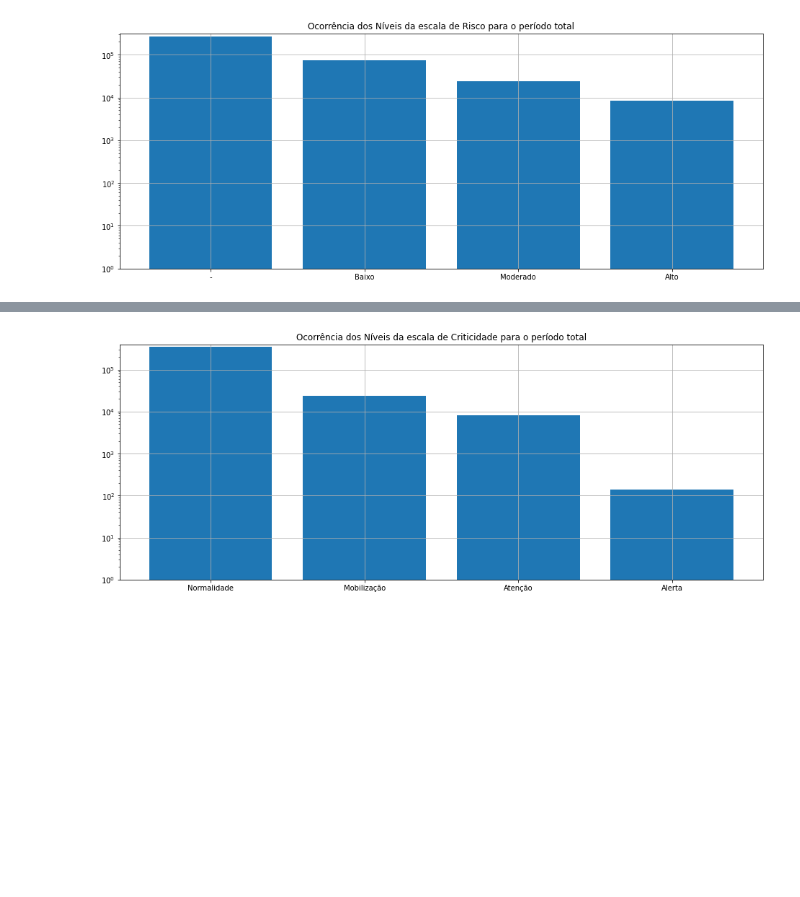
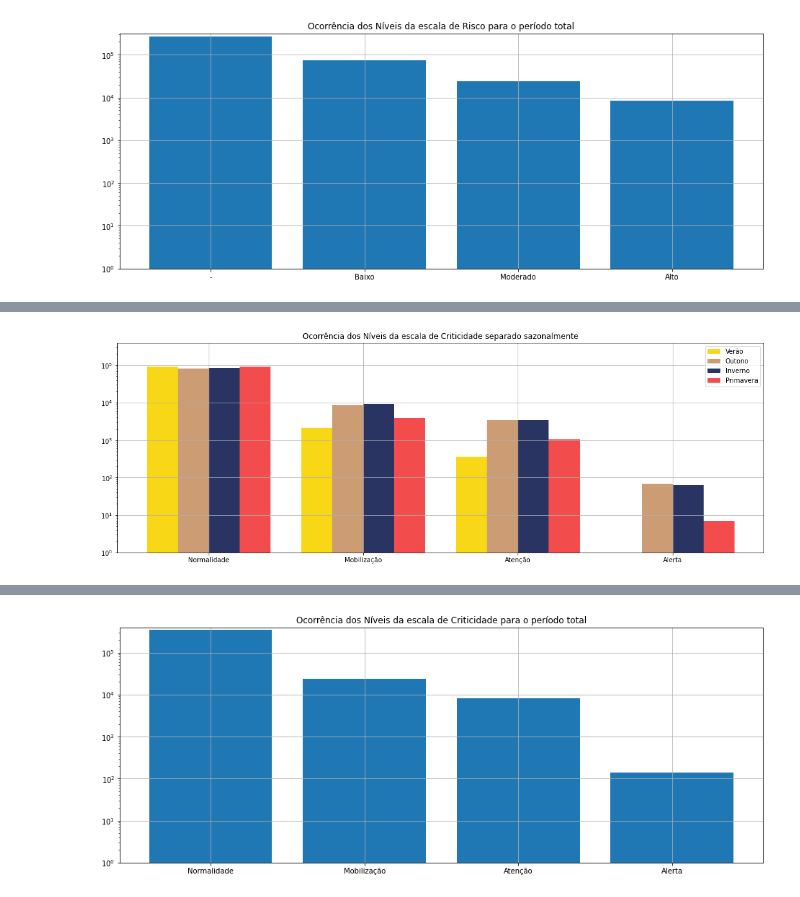
Before and after one commit to BrenoSCabral/TCC, a Jupyter notebook: analisa_reanalise.ipynb, the cells around one changed output, grey strips where cells are left out. Cells and saved outputs as stored; diff of their text form; code cells hidden in the pictures; blank space fills up the shorter version.

```diff
--- a/analisa_reanalise.ipynb
+++ b/analisa_reanalise.ipynb
@@ -444,0 +487,21 @@ def plota_histograma_criti(estacao):
+# %%
+x = ['Normalidade', 'Mobilização', 'Atenção', 'Alerta']
+x_axis = np.arange(len(x))
+
+fig, ax = plt.subplots(figsize = (18,6))
+
+ax.bar(x_axis-0.3, niveis_criti_verao_arr, 0.2, label = 'Verão', color='#F7D716')
+ax.bar(x_axis-0.1, niveis_criti_outono_arr, 0.2, label = 'Outono', color='#CC9C75')
+ax.bar(x_axis+0.1, niveis_criti_inverno_arr, 0.2, label = 'Inverno', color='#293462')
+ax.bar(x_axis+0.3, niveis_criti_primavera_arr, 0.2, label = 'Primavera', color='#F24C4C')
+
+ax.set_xticks(x_axis, x)
+ax.legend()
+ax.grid()
+ax.set_yscale('log')
+ax.set_ylim(1,10**5.6)
+ax.set_title('Ocorrência dos Níveis da escala de Criticidade separado sazonalmente')
+
+plt.savefig(figpath + 'histograma_criti_sazonal.png')
+# %% [output]
+[figure, added]
```
Also changed, not shown: parts of 3 cells of this notebook, 4 other files.
